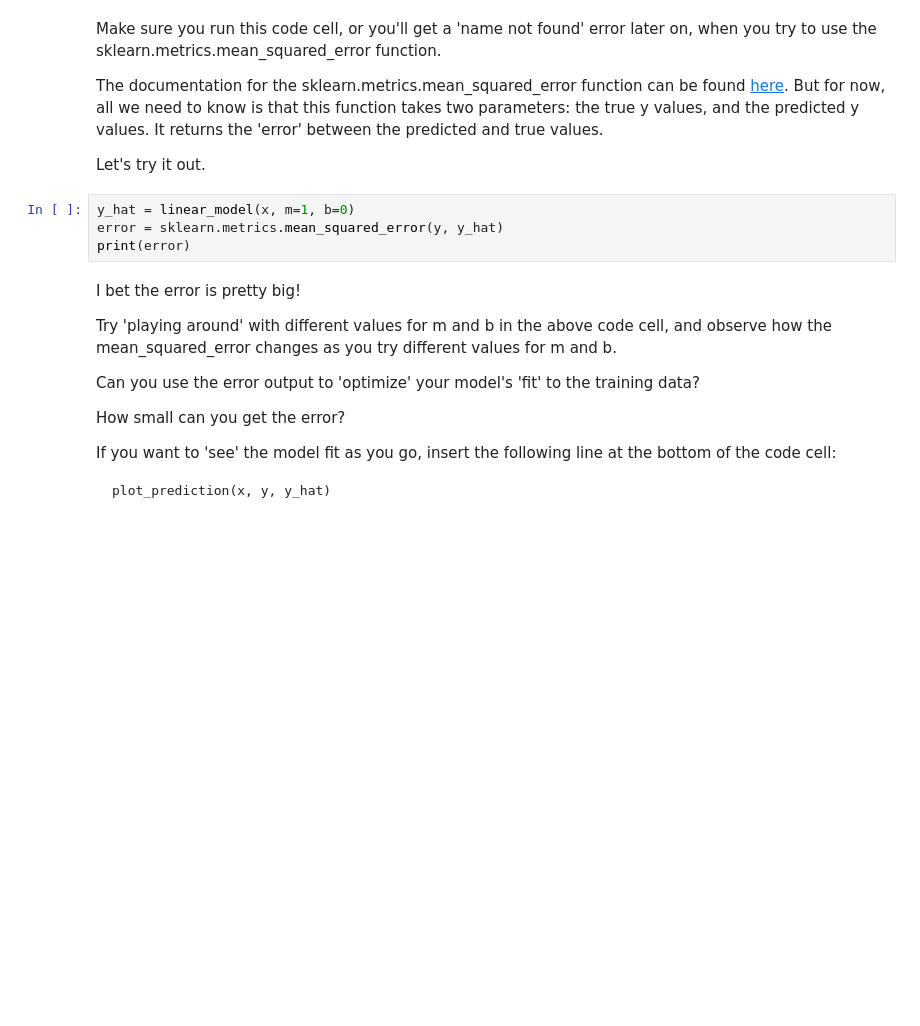
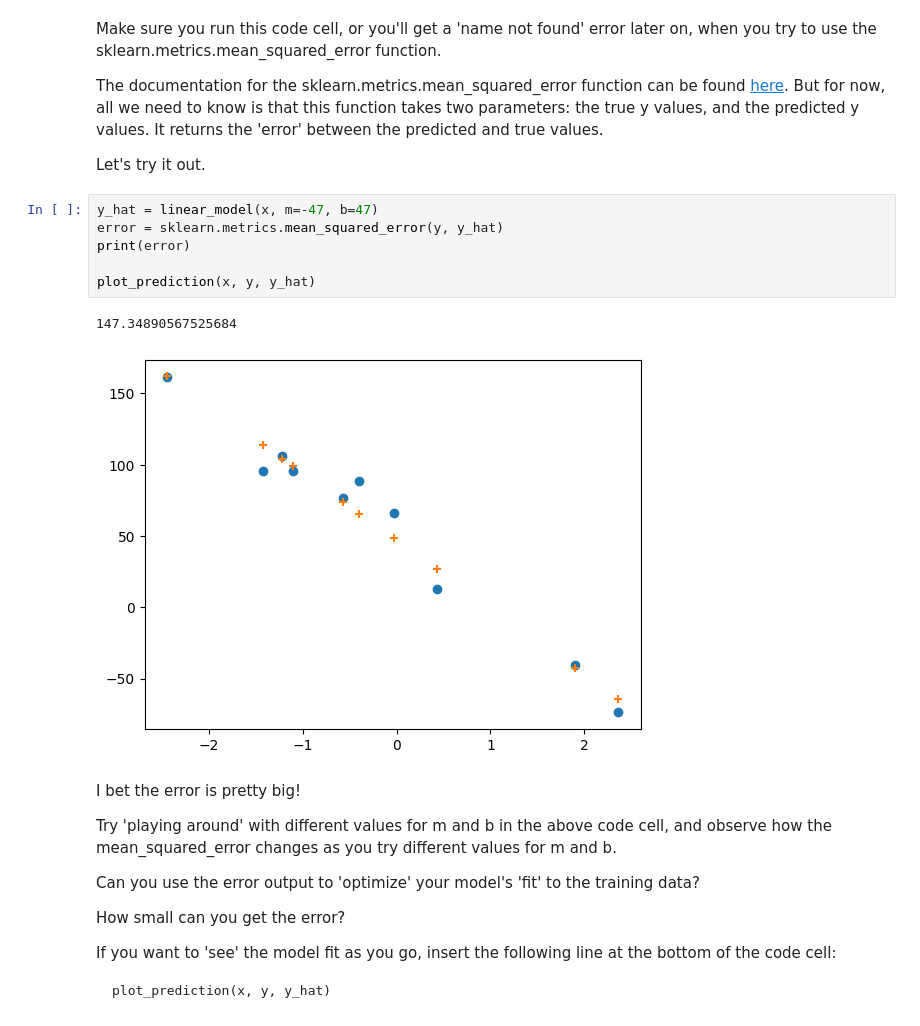
Before and after one commit to dmaxim/ufl-ai, a Jupyter notebook: regress_python.ipynb, the cells around one changed output. Drawn from its saved outputs; the diff is of its cells as text; blank space fills up the shorter version.

```diff
--- a/regress_python.ipynb
+++ b/regress_python.ipynb
@@ -330,9 +403,14 @@ The documentation for the sklearn.metrics.mean_squared_error function can be fou
 
 Let's try it out.
 # %%
-y_hat = linear_model(x, m=1, b=0)
+y_hat = linear_model(x, m=-47, b=47)
 error = sklearn.metrics.mean_squared_error(y, y_hat)
 print(error)
+
+plot_prediction(x, y, y_hat)
+# %% [output]
+147.34890567525684
+[figure, added]
 # %% [markdown]
 I bet the error is pretty big!
 
```
Also changed, not shown: parts of 15 cells of this notebook.
